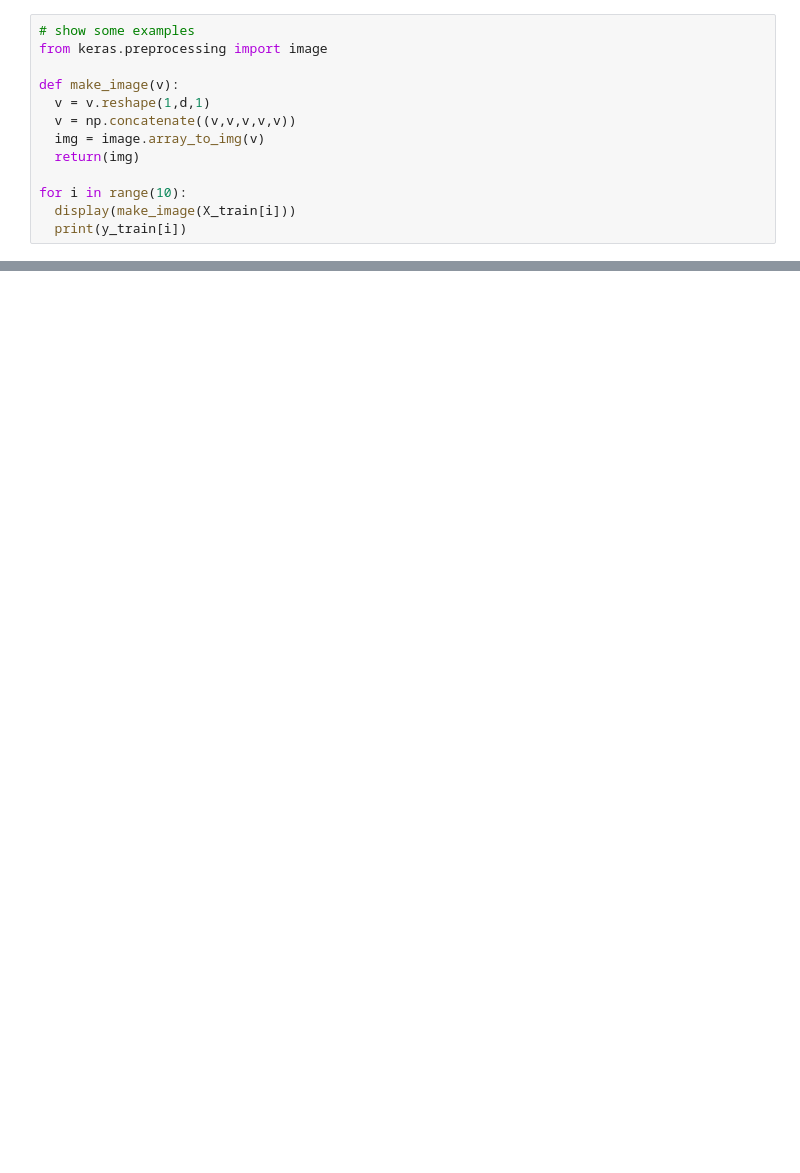
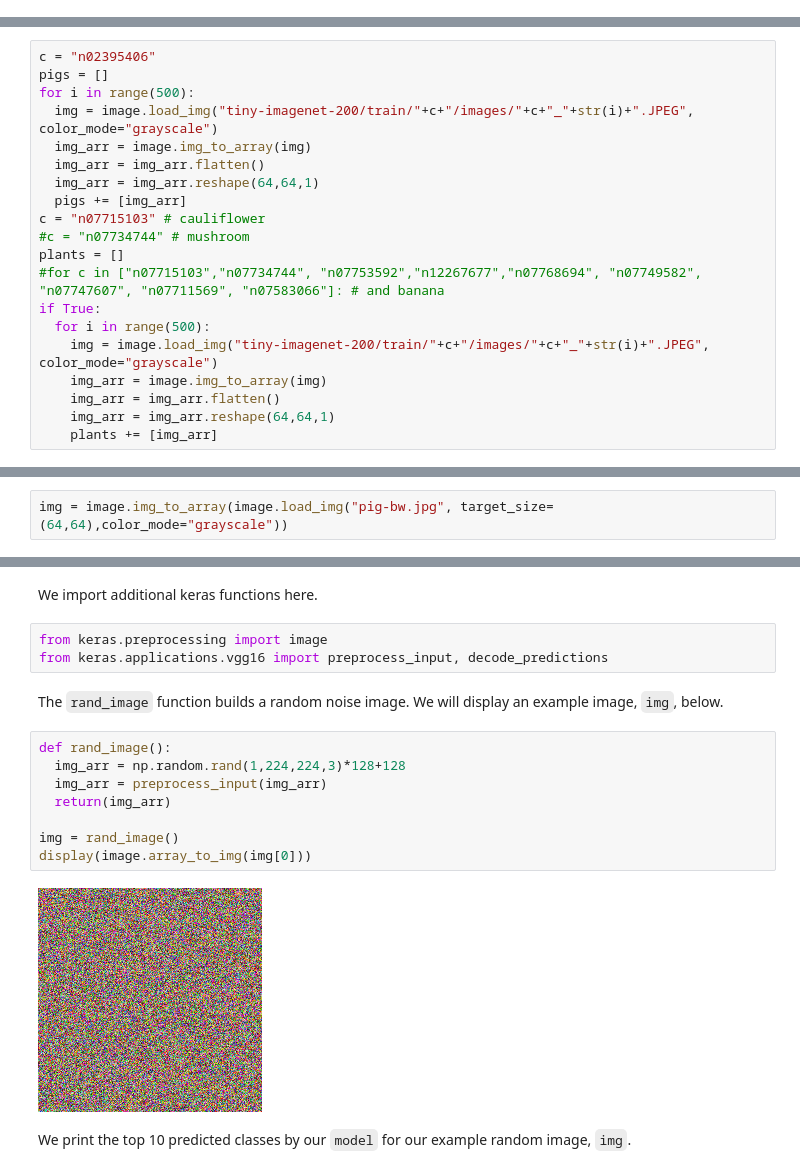
Before and after one commit to mlittmancs/great_courses_ml, a Jupyter notebook: L18aux.ipynb, the cells around one changed output, grey strips where cells are left out. Saved outputs shown, nothing was run; the diff lists cells and outputs as text; blank space fills up the shorter version.

```diff
--- a/L18aux.ipynb
+++ b/L18aux.ipynb
@@ -117,13 +0,0 @@ Below are some example images from our training set with their labels.
-# %%
-# show some examples
-from keras.preprocessing import image
-
-def make_image(v):
-  v = v.reshape(1,d,1)
-  v = np.concatenate((v,v,v,v,v))
-  img = image.array_to_img(v)
-  return(img)
-
-for i in range(10):
-  display(make_image(X_train[i]))
-  print(y_train[i])
@@ -336,0 +58,20 @@ ValueError: ignored
+# %%
+c = "n02395406"
+pigs = []
+for i in range(500):
+  img = image.load_img("tiny-imagenet-200/train/"+c+"/images/"+c+"_"+str(i)+".JPEG", color_mode="grayscale")
+  img_arr = image.img_to_array(img)
+  img_arr = img_arr.flatten()
+  img_arr = img_arr.reshape(64,64,1)
+  pigs += [img_arr]
+c = "n07715103" # cauliflower
+#c = "n07734744" # mushroom
+plants = []
+#for c in ["n07715103","n07734744", "n07753592","n12267677","n07768694", "n07749582", "n07747607", "n07711569", "n07583066"]: # and banana
+if True:
+  for i in range(500):
+    img = image.load_img("tiny-imagenet-200/train/"+c+"/images/"+c+"_"+str(i)+".JPEG", color_mode="grayscale")
+    img_arr = image.img_to_array(img)
+    img_arr = img_arr.flatten()
+    img_arr = img_arr.reshape(64,64,1)
+    plants += [img_arr]
@@ -336,0 +125,2 @@ ValueError: ignored
+# %%
+img = image.img_to_array(image.load_img("pig-bw.jpg", target_size=(64,64),color_mode="grayscale"))
@@ -336,0 +163,19 @@ ValueError: ignored
+# %% [markdown]
+We import additional keras functions here.
+# %%
+from keras.preprocessing import image
+from keras.applications.vgg16 import preprocess_input, decode_predictions
+# %% [markdown]
+The `rand_image` function builds a random noise image.  We will display an example image, `img`, below.
+# %%
+def rand_image():
+  img_arr = np.random.rand(1,224,224,3)*128+128
+  img_arr = preprocess_input(img_arr)
+  return(img_arr)
+
+img = rand_image()
+display(image.array_to_img(img[0]))
+# %% [output]
+[figure, added]
+# %% [markdown]
+We print the top 10 predicted classes by our `model` for our example random image, `img`.
```
Also changed, not shown: parts of 65 cells of this notebook, 12 other files.
